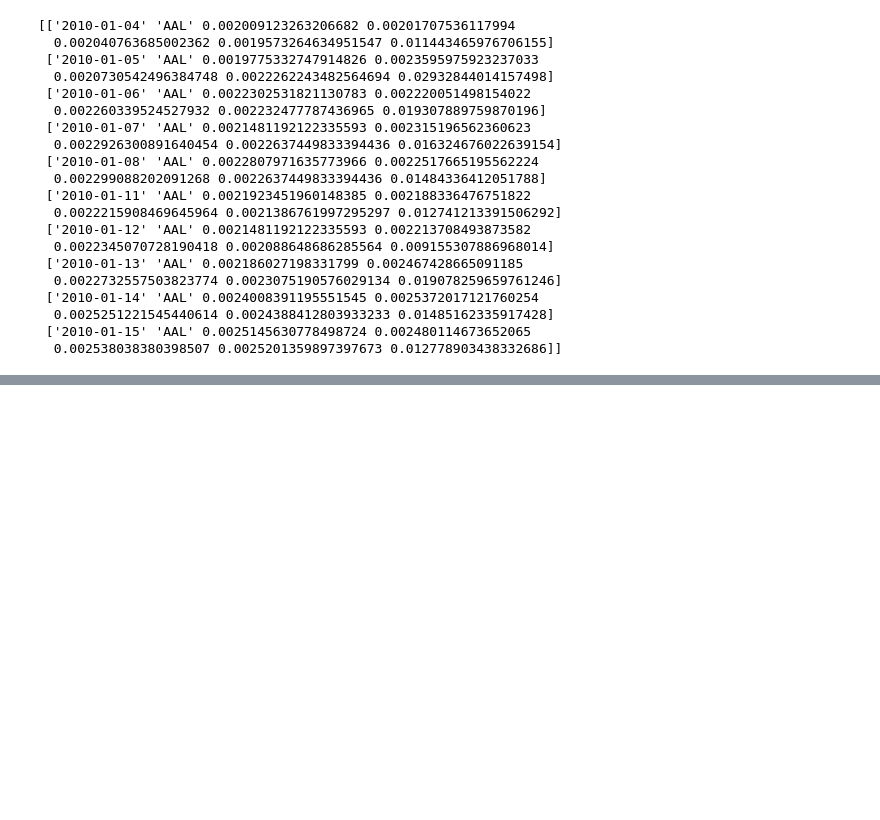
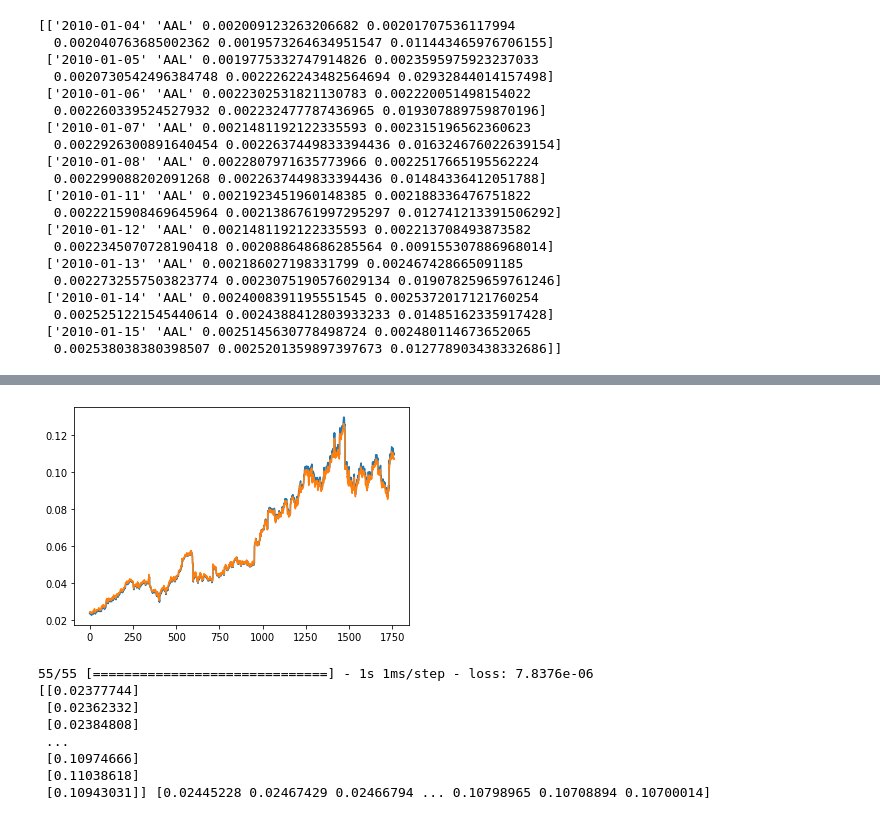
Before and after one commit to AlexisL321/Group18_CS539, a Jupyter notebook: Group18_CS539.ipynb, the cells around one changed output, grey strips where cells are left out. Saved outputs shown, nothing was run; the diff lists cells and outputs as text; code cells hidden in the pictures; blank space fills up the shorter version.

Commit message:
7.31developed a very primitive model

```diff
--- a/Group18_CS539.ipynb
+++ b/Group18_CS539.ipynb
@@ -122,0 +182,12 @@ print(dataAAL[0:10,:])
+# %%
+combinedTrainX.astype(np.float32)
+combinedTrainY.astype(np.float32)
+import tensorflow as tf
+X=tf.convert_to_tensor(trainX1,dtype=tf.float32)
+Y=tf.convert_to_tensor(trainY1,dtype=tf.float32)
+# %%
+model = Sequential()
+model.add(LSTM(4, input_shape=(1, look_back)))
+model.add(Dense(1))
+model.compile(loss='mean_squared_error', optimizer='adam')
+model.fit(X, Y, epochs=5, batch_size=1, verbose=2)
@@ -122,0 +206,12 @@ print(dataAAL[0:10,:])
+# %%
+dataFAST=temp2[temp2.symbol=='FAST'].copy().values
+closingFAST=dataFAST[:,3]
+trainXFAST, trainYFAST = create_dataset(closingFAST, look_back)
+train_size = int(len(trainXFAST) * 0.67)
+test_size = len(trainXFAST) - train_size
+trainXFAST_trimmed, testXFAST = trainXFAST[0:train_size], trainXFAST[train_size:len(trainXFAST)]
+trainYFAST_trimmed=trainYFAST[0:train_size]
+testYFAST=trainYFAST[train_size:len(trainXFAST)]
+print(len(trainXFAST_trimmed), len(testXFAST))
+trainXFAST_trimmed=tf.convert_to_tensor(trainXFAST_trimmed,dtype=tf.float32)
+trainYFAST_trimmed=tf.convert_to_tensor(trainYFAST_trimmed,dtype=tf.float32)
@@ -122,0 +220,2 @@ print(dataAAL[0:10,:])
+# %%
+model.fit(trainXFAST_trimmed, trainYFAST_trimmed, epochs=10, batch_size=1, verbose=2)
@@ -122,0 +251,18 @@ print(dataAAL[0:10,:])
+# %%
+testX2=tf.convert_to_tensor(testX1,dtype=tf.float32)
+testPredict = model.predict(testX2)
+plt.plot(testPredict)
+plt.plot(testY1)
+plt.show()
+model.evaluate(testPredict,testY1)
+print(testPredict,testY1)
+# %% [output]
+[figure, added]
+55/55 [==============================] - 1s 1ms/step - loss: 7.8376e-06
+[[0.02377744]
+ [0.02362332]
+ [0.02384808]
+ ...
+ [0.10974666]
+ [0.11038618]
+ [0.10943031]] [0.02445228 0.02467429 0.02466794 ... 0.10798965 0.10708894 0.10700014]
```
Also changed, not shown: parts of 12 cells of this notebook.
